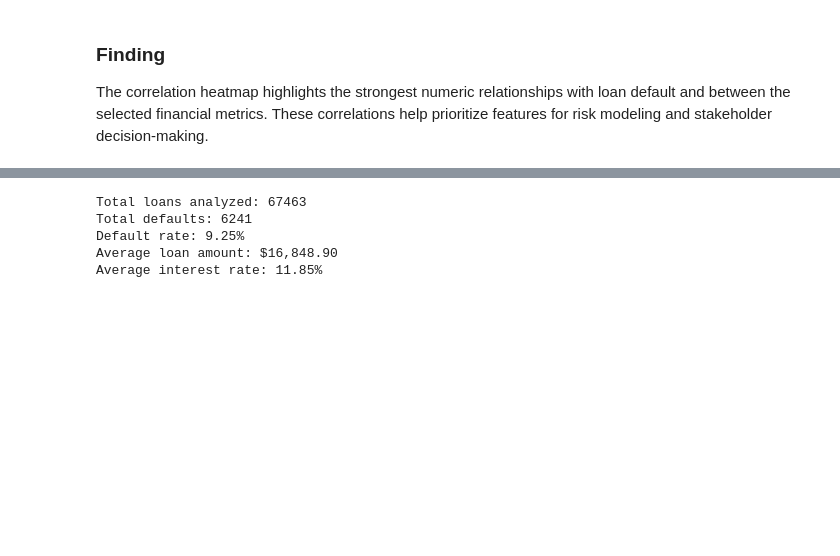
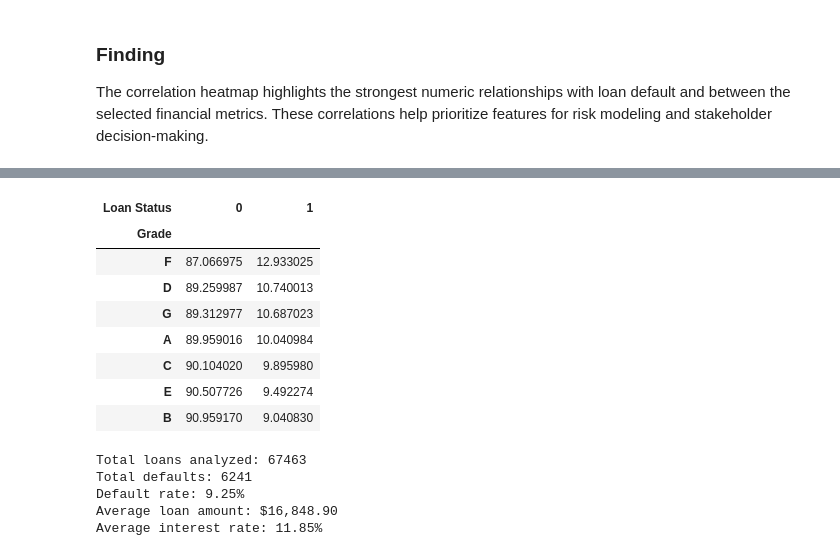
Before and after one commit to Dilen-dev/Loan-default-analysis, a Jupyter notebook: Loan Default.ipynb, the cells around one changed output, grey strips where cells are left out. Saved outputs shown, nothing was run; the diff lists cells and outputs as text; code cells hidden in the pictures; blank space fills up the shorter version.

```diff
--- a/Loan Default.ipynb
+++ b/Loan Default.ipynb
@@ -515,3 +634,28 @@ The correlation heatmap highlights the strongest numeric relationships with loan
+# %%
+Rent_source_verified_status = df[(df["Verification Status"] == "Source Verified") & (df["Home Ownership"] == "RENT")]
+# Question 1: What is Grade's influence on loan default?
+grade_risk = (
+    pd.crosstab(
+        Rent_source_verified_status["Grade"],
+        Rent_source_verified_status["Loan Status"],
+        normalize="index"
+    )*100
+)
+
+grade_risk.sort_values(
+    by=1,
+    ascending=False
+)
+# %% [output]
+| Loan Status | 0 | 1 |
+| Grade |  |  |
+| F | 87.066975 | 12.933025 |
+| D | 89.259987 | 10.740013 |
+| G | 89.312977 | 10.687023 |
+| A | 89.959016 | 10.040984 |
+| C | 90.104020 | 9.895980 |
+| E | 90.507726 | 9.492274 |
+| B | 90.959170 | 9.040830 |
 # %%
 total_loans = len(df)
 total_defaults = df["Loan Status"].sum()
```
Also changed, not shown: parts of 17 cells of this notebook.
